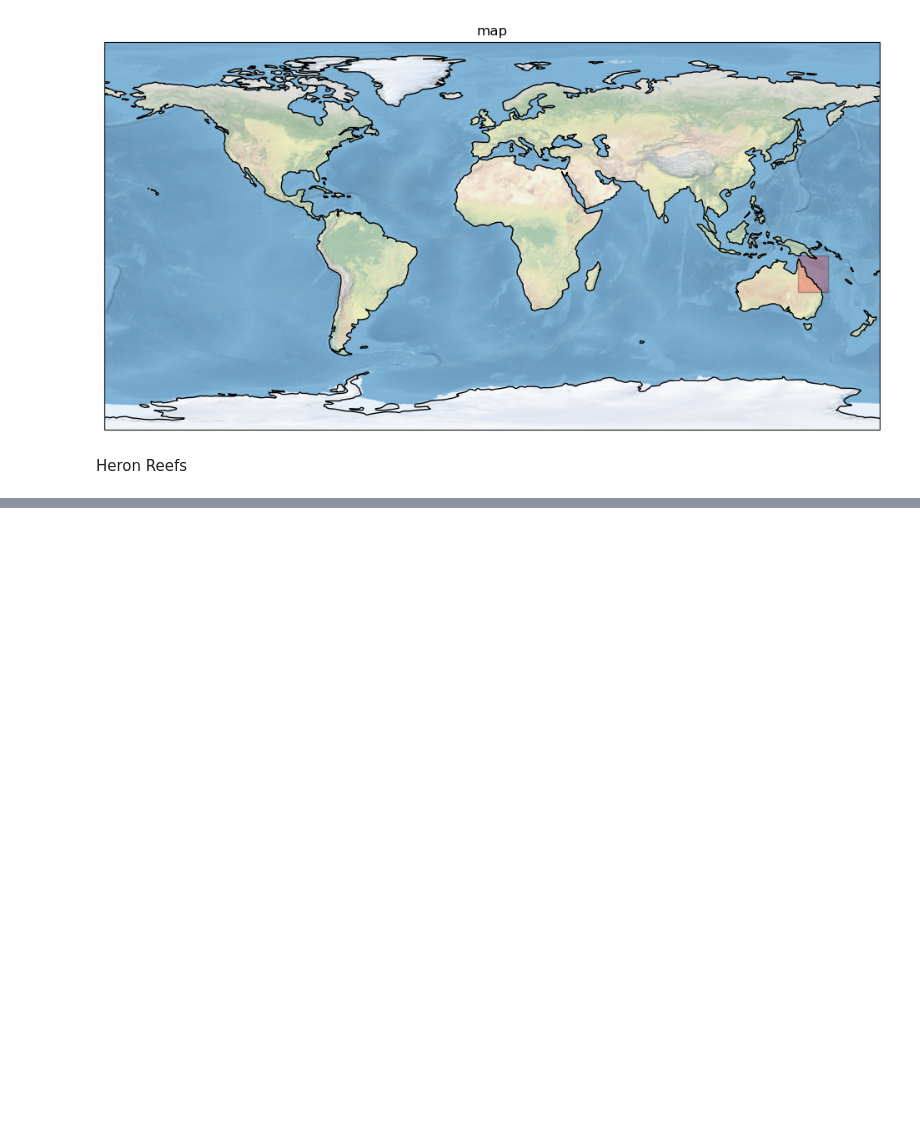
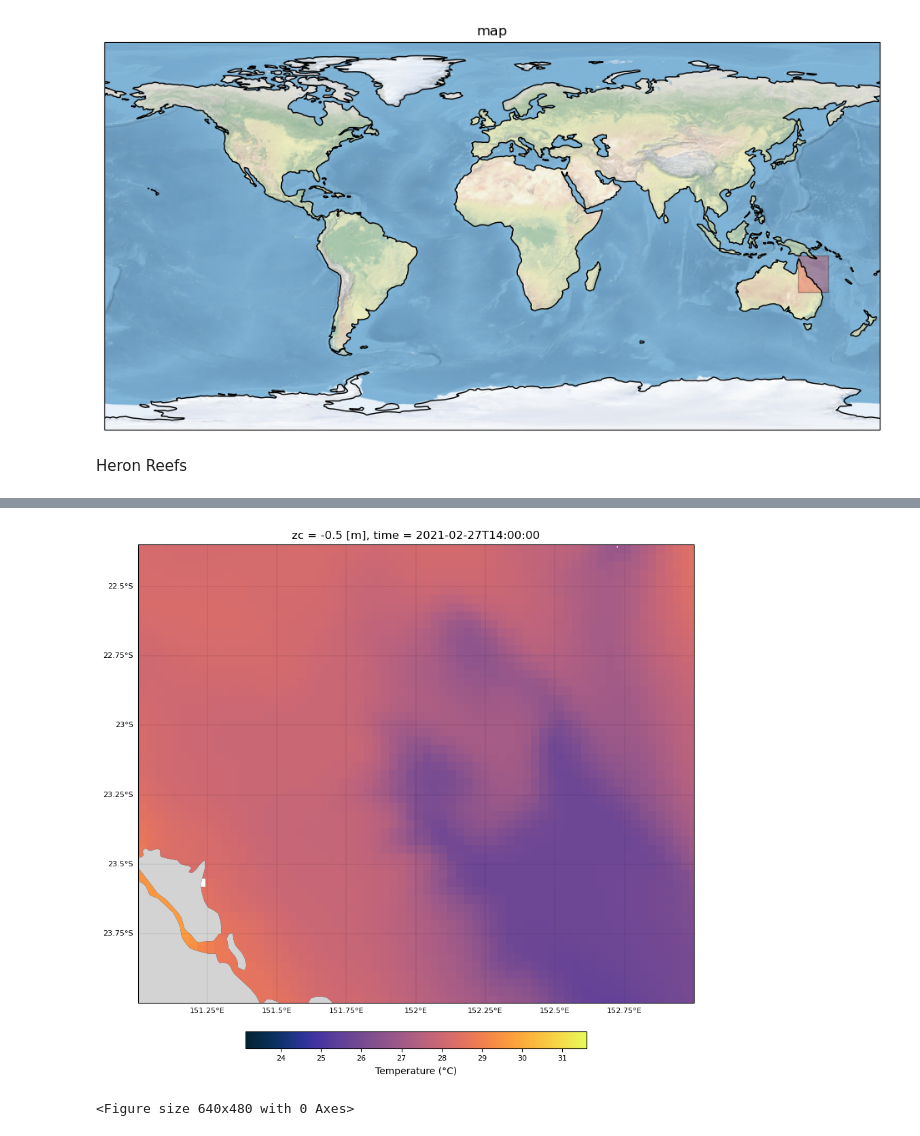
Before and after one commit to Lokyiulee/ENVI5809_Grp4, a Jupyter notebook: project.ipynb, the cells around one changed output, grey strips where cells are left out. Cells and saved outputs as stored; diff of their text form; code cells hidden in the pictures; blank space fills up the shorter version.

```diff
--- a/project.ipynb
+++ b/project.ipynb
@@ -194,0 +252,69 @@ plt.show()
+# %%
+#TODO add different reefs location
+reef_lat = -23.4
+reef_lon = 151.6
+reef_lat1 = -23.5
+reef_lon1 = 152.0
+
+min_lon = 151    # lower left longitude
+min_lat = -24     # lower left latitude
+max_lon = 153     # upper right longitude
+max_lat = -22.35     # upper right latitude
+
+# Defining the boundaries
+lon_bnds = [min_lon, max_lon]
+lat_bnds = [min_lat, max_lat]
+
+# Performing the reduction
+# ds_bio_clip = ds_bio.sel(latitude=slice(*lat_bnds), longitude=slice(*lon_bnds))
+ds_hydro_clip = ds_hydro.sel(latitude=slice(*lat_bnds), longitude=slice(*lon_bnds))
+# %%
+size = (8, 8)
+
+color = cmocean.cm.thermal
+
+fig = plt.figure(figsize=size, facecolor='w', edgecolor='k')
+
+ax = plt.axes(projection=ccrs.PlateCarree())
+
+ax.set_extent([min_lon, max_lon, min_lat, max_lat], ccrs.PlateCarree())
+
+ax.coastlines(resolution='10m')
+ax.add_feature(cfeature.BORDERS, linestyle=':')
+
+# Use xarray's plot method for the temperature dataset
+cf = ds_hydro_clip.temp.isel(time=-1, k=selectedDepthIndex).plot(
+    ax=ax,  # assign the ax to the plot
+    transform=ccrs.PlateCarree(),  # transform to PlateCarree projection
+    cmap=color,  # use thermal colormap
+    vmin=temperature.min().values,  # minimum value for colorbar (optional)
+    vmax=temperature.max().values,  # maximum value for colorbar (optional)
+    add_colorbar=False  # We'll add a colorbar separately
+)
+
+# Add colorbar to the plot
+cbar = fig.colorbar(cf, ax=ax, fraction=0.027, pad=0.045, orientation="horizontal")
+cbar.set_label('Temperature (°C)', rotation=0, labelpad=5, fontsize=10)
+cbar.ax.tick_params(labelsize=8)
+
+# Add gridlines and labels
+gl = ax.gridlines(crs=ccrs.PlateCarree(), draw_labels=True, linewidth=0.1, color='k', alpha=1, linestyle='--')
+gl.top_labels = False
+gl.right_labels = False
+gl.xformatter = LONGITUDE_FORMATTER
+gl.yformatter = LATITUDE_FORMATTER
+gl.xlabel_style = {'size': 8}
+gl.ylabel_style = {'size': 8}
+
+# Add land feature
+ax.add_feature(cfeature.NaturalEarthFeature('physical', 'land', '10m', edgecolor='face', facecolor='lightgray'))
+
+# Display the plot
+plt.tight_layout()
+plt.show()
+fig.clear()
+plt.close(fig)
+plt.clf()
+# %% [output]
+[figure, added]
+<Figure size 640x480 with 0 Axes>
```
Also changed, not shown: parts of 13 cells of this notebook, 1 other file.
